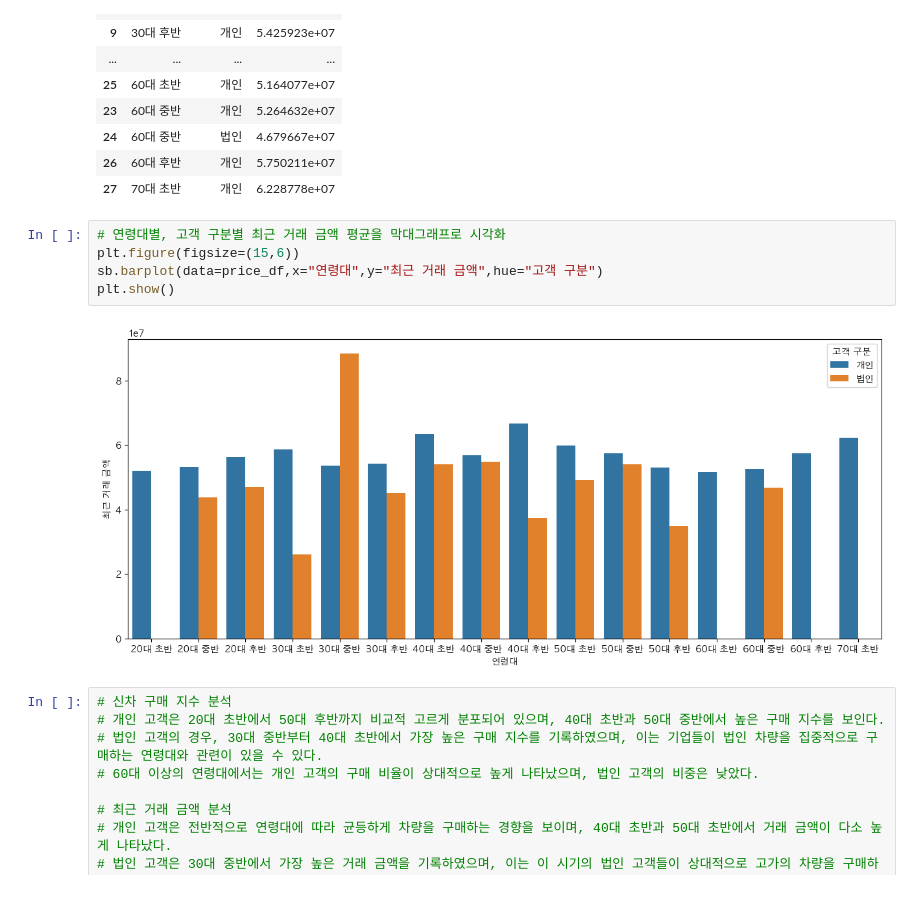
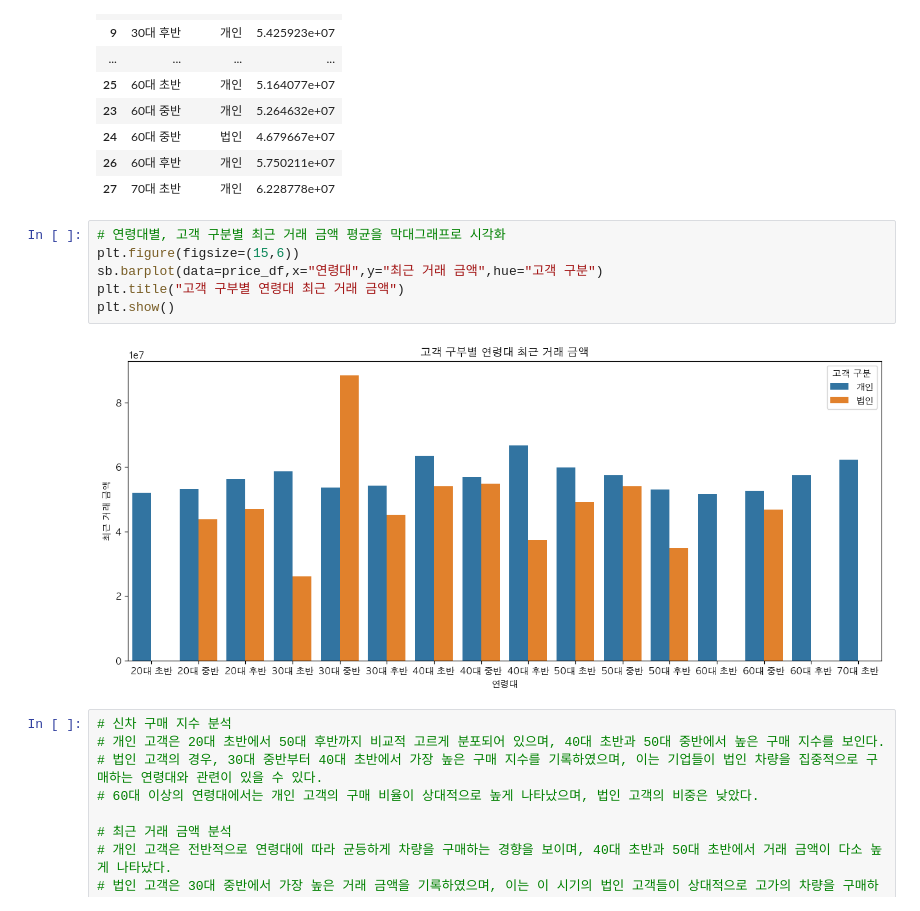
Before and after one commit to codekookiz/mini-project-1, a Jupyter notebook: data_analysis/Purchase_Index_age.ipynb, the cells around one changed output. Drawn from its saved outputs; the diff is of its cells as text.

```diff
--- a/data_analysis/Purchase_Index_age.ipynb
+++ b/data_analysis/Purchase_Index_age.ipynb
@@ -151,10 +152,11 @@ price_df
 # %%
 # 연령대별, 고객 구분별 최근 거래 금액 평균을 막대그래프로 시각화
 plt.figure(figsize=(15,6))
 sb.barplot(data=price_df,x="연령대",y="최근 거래 금액",hue="고객 구분")
+plt.title("고객 구부별 연령대 최근 거래 금액")
 plt.show()
 # %% [output]
-[figure, old version]
+[figure, new version]
 # %%
 # 신차 구매 지수 분석
 # 개인 고객은 20대 초반에서 50대 후반까지 비교적 고르게 분포되어 있으며, 40대 초반과 50대 중반에서 높은 구매 지수를 보인다.
```
Also changed, not shown: parts of 1 cell of this notebook.
